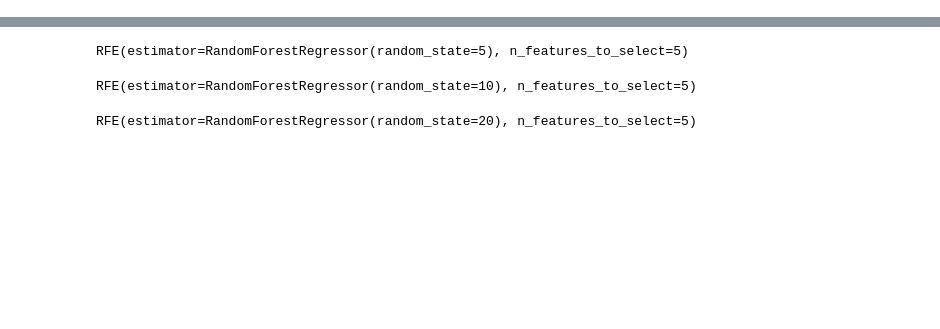
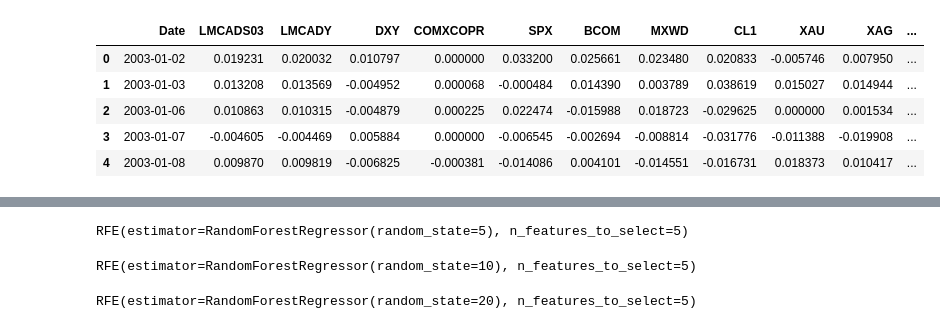
Before and after one commit to f8ac/catalogo-final, a Jupyter notebook: rfe.ipynb, the cells around one changed output, grey strips where cells are left out. Cells and saved outputs as stored; diff of their text form; code cells hidden in the pictures; blank space fills up the shorter version.

```diff
--- a/rfe.ipynb
+++ b/rfe.ipynb
@@ -14,7 +6,19 @@ please provide us feedback at https://github.com/pandas-dev/pandas/issues/54466
 # %%
-data_5d  = pd.read_csv('copper_returns_5d.csv')
-data_10d = pd.read_csv('copper_returns_10d.csv')
-data_20d = pd.read_csv('copper_returns_20d.csv')
+tipo = "log"
+data_5d  = pd.read_csv('./in/copper_returns_5d.csv')
+data_10d = pd.read_csv('./in/copper_returns_10d.csv')
+data_20d = pd.read_csv('./in/copper_returns_20d.csv')
+data_5d_log  = pd.read_csv('./in/copper_log_returns_5d.csv')
+data_10d_log = pd.read_csv('./in/copper_log_returns_10d.csv')
+data_20d_log = pd.read_csv('./in/copper_log_returns_20d.csv')
+data_5d.head()
+# %% [output]
+|  | Date | LMCADS03 | LMCADY | DXY | COMXCOPR | SPX | BCOM | MXWD | CL1 | XAU | XAG | ... |
+| 0 | 2003-01-02 | 0.019231 | 0.020032 | 0.010797 | 0.000000 | 0.033200 | 0.025661 | 0.023480 | 0.020833 | -0.005746 | 0.007950 | ... |
+| 1 | 2003-01-03 | 0.013208 | 0.013569 | -0.004952 | 0.000068 | -0.000484 | 0.014390 | 0.003789 | 0.038619 | 0.015027 | 0.014944 | ... |
+| 2 | 2003-01-06 | 0.010863 | 0.010315 | -0.004879 | 0.000225 | 0.022474 | -0.015988 | 0.018723 | -0.029625 | 0.000000 | 0.001534 | ... |
+| 3 | 2003-01-07 | -0.004605 | -0.004469 | 0.005884 | 0.000000 | -0.006545 | -0.002694 | -0.008814 | -0.031776 | -0.011388 | -0.019908 | ... |
+| 4 | 2003-01-08 | 0.009870 | 0.009819 | -0.006825 | -0.000381 | -0.014086 | 0.004101 | -0.014551 | -0.016731 | 0.018373 | 0.010417 | ... |
 # %%
 features_5d  = data_5d .drop(['Date', 'LMCADY_acu_5d',  'LMCADY_std_5d'] , axis=1)
 features_10d = data_10d.drop(['Date', 'LMCADY_acu_10d', 'LMCADY_std_10d'], axis=1)
```
Also changed, not shown: parts of 18 cells of this notebook, 16 other files.
